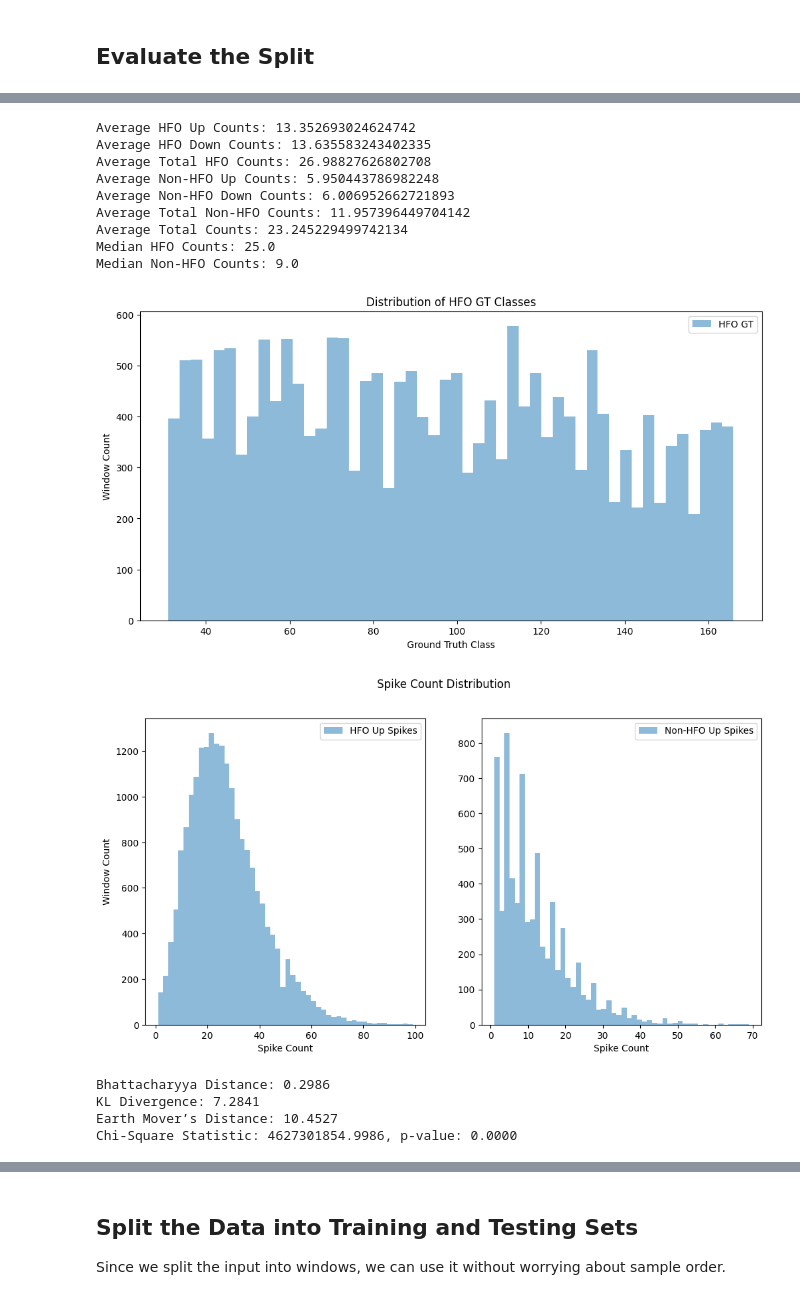
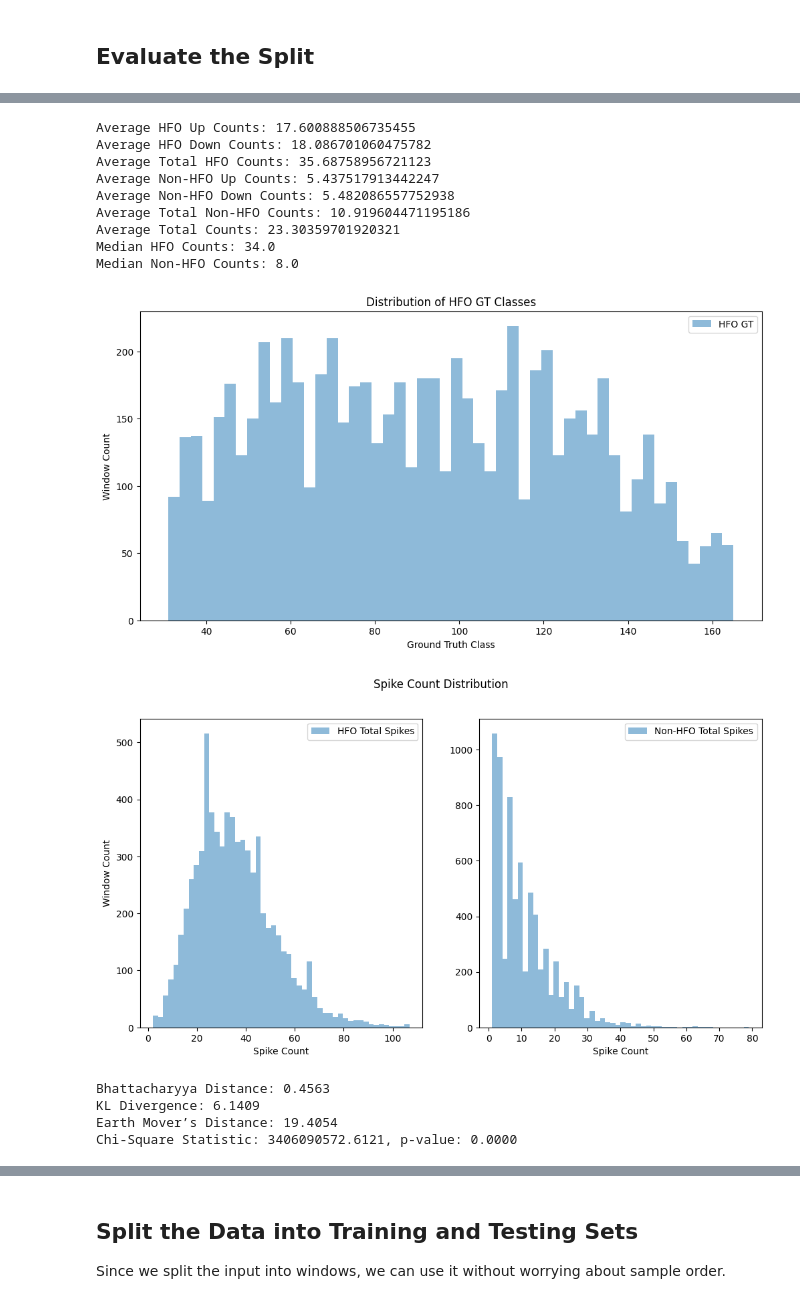
Before and after one commit to pedrofurrix/LAVA_SNN_ripples, a Jupyter notebook: snnTorch/windowed_train.ipynb, the cells around one changed output, grey strips where cells are left out. Cells and saved outputs as stored; diff of their text form; code cells hidden in the pictures.

```diff
--- a/snnTorch/windowed_train.ipynb
+++ b/snnTorch/windowed_train.ipynb
@@ -195,3 +199,6 @@ The code block above outputs:
+# %%
+max_channel_num=3
+windowed_input_data,windowed_gt,ripple_ids=only_some_channels_per_ripple(windowed_input_data,windowed_gt,ripple_ids,max_channel_num)
 # %%
 # Define mask for windows with an HFO (spike time >= 0) in the GT
 
@@ -317,7 +322,8 @@ There are 12 bins
 # Get the max. number of elements in a bin excluding the -1 bin
 # unique_bins idx 0 is the -1 bin
 # Only select MAJORITY_FACTOR * max_bin_size samples with gt=-1
-MAJORITY_FACTOR = 3# 2 # 1
-max_bin_size = int(np.sum(unique_counts[unique_bins > 0]) / MAJORITY_FACTOR) #all ripples
+MAJORITY_FACTOR = 1# 2 # 1
+# max_bin_size = int(np.sum(unique_counts[unique_bins > 0]) / MAJORITY_FACTOR) #all ripples
+max_bin_size=num_hfo_windows
 print(f"Max bin size: {max_bin_size}")
 # %% [output]
@@ -436,15 +438,15 @@ print(f"Average Total Counts: {average_total_counts}")
 print(f"Median HFO Counts: {median_hfo_counts}")
 print(f"Median Non-HFO Counts: {median_nonhfo_counts}")
 # %% [output]
-Average HFO Up Counts: 13.352693024624742
-Average HFO Down Counts: 13.635583243402335
-Average Total HFO Counts: 26.98827626802708
-Average Non-HFO Up Counts: 5.950443786982248
-Average Non-HFO Down Counts: 6.006952662721893
-Average Total Non-HFO Counts: 11.957396449704142
-Average Total Counts: 23.245229499742134
-Median HFO Counts: 25.0
-Median Non-HFO Counts: 9.0
+Average HFO Up Counts: 17.600888506735455
+Average HFO Down Counts: 18.086701060475782
+Average Total HFO Counts: 35.68758956721123
+Average Non-HFO Up Counts: 5.437517913442247
+Average Non-HFO Down Counts: 5.482086557752938
+Average Total Non-HFO Counts: 10.919604471195186
+Average Total Counts: 23.30359701920321
+Median HFO Counts: 34.0
+Median Non-HFO Counts: 8.0
 # %%
 plt.subplots(figsize=(12, 6))
 plt.hist(windowed_gt_hfo, bins=50, alpha=0.5, label='HFO GT')
@@ -454,22 +456,22 @@ plt.xlabel('Ground Truth Class')
 plt.ylabel('Window Count')
 plt.show()
 # %% [output]
-[figure, old version]
+[figure, new version]
 # %%
 plt.subplots(1,2, figsize=(12, 6))
 plt.suptitle('Spike Count Distribution')
 plt.subplot(1, 2, 1)
-plt.hist(og_total_hfo_counts,bins=50, alpha=0.5, label='HFO Up Spikes')
+plt.hist(og_total_hfo_counts,bins=50, alpha=0.5, label='HFO Total Spikes')
 plt.xlabel('Spike Count')
 plt.ylabel('Window Count')
 plt.legend()
 plt.subplot(1, 2, 2)
-plt.hist(og_total_nonhfo_counts, bins=50, alpha=0.5, label='Non-HFO Up Spikes')
+plt.hist(og_total_nonhfo_counts, bins=50, alpha=0.5, label='Non-HFO Total Spikes')
 plt.legend()
 plt.xlabel('Spike Count')
 plt.show()
 # %% [output]
-[figure, old version]
+[figure, new version]
 # %%
 hist_ripples = np.histogram(og_total_hfo_counts, bins=100)
 hist_nonripples = np.histogram(og_total_nonhfo_counts, bins=100)
@@ -477,10 +479,10 @@ hist_nonripples = np.histogram(og_total_nonhfo_counts, bins=100)
 dic={}
 config=evaluate_histogram(hist_ripples,hist_nonripples,dic)
 # %% [output]
-Bhattacharyya Distance: 0.2986
-KL Divergence: 7.2841
-Earth Mover’s Distance: 10.4527
-Chi-Square Statistic: 4627301854.9986, p-value: 0.0000
+Bhattacharyya Distance: 0.4563
+KL Divergence: 6.1409
+Earth Mover’s Distance: 19.4054
+Chi-Square Statistic: 3406090572.6121, p-value: 0.0000
 # %%
 plt.scatter(og_total_hfo_counts,windowed_gt_hfo, alpha=0.2, label='HFO Windows')
 plt.scatter(og_total_nonhfo_counts,windowed_gt_non_hfo, alpha=0.2, label='Non-HFO Windows')
```
Also changed, not shown: parts of 48 cells of this notebook, 50 other files.
